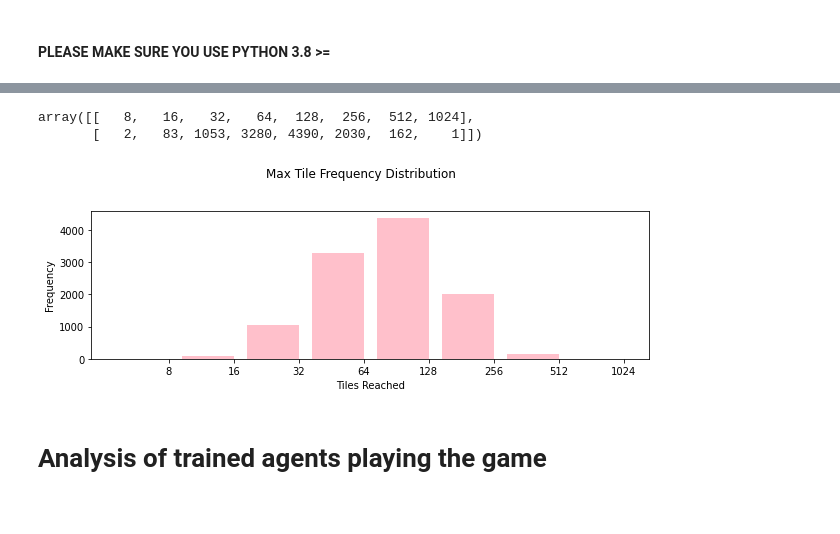
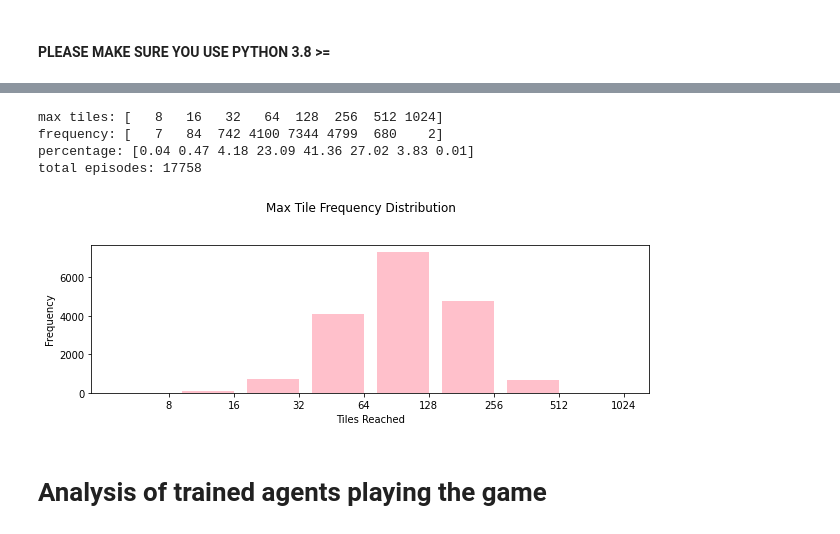
Before and after one commit to ribal-aladeeb/reinforcement-learning-2048, a Jupyter notebook: experiments/experiment_analysis.ipynb, the cells around one changed output, grey strips where cells are left out. Saved outputs shown, nothing was run; the diff lists cells and outputs as text; code cells hidden in the pictures.

```diff
--- a/experiments/experiment_analysis.ipynb
+++ b/experiments/experiment_analysis.ipynb
@@ -33,7 +33,7 @@ for j, job in enumerate(jobs):
 25 untitled.txt
 26 upleft_baseline
 # %%
-job_name = jobs[]
+job_name = jobs[24]
 # Load episode data, hyper parameters and runtime from saved pickle objects
 episodes = load_pickle(job_name, 'episodes.p')
 hyperparameters = load_pickle(job_name, 'hyperparameters.p')
@@ -137,18 +138,34 @@ plt.show()
 # %%
 
 fig = plt.figure(figsize=(10,6))
 fig.suptitle("Max Tile Frequency Distribution")
 base_ax = fig.add_subplot(211)
 
 
 max_tile_frequency = get_max_tile_frequency(max_tiles[:])
+np.set_printoptions(suppress=True,
+   formatter={'float_kind':'{:.2f}'.format})
+
+def frequency_percentage(tile_frequency):
+    ret_val = np.zeros(tile_frequency.shape, dtype=np.float)
+    total = np.sum(tile_frequency[1])
+    ret_val = (tile_frequency[1] / total)*100
+    return ret_val
+
+
 
 plot_max_tile_distribution(max_tile_frequency, base_ax)
-max_tile_frequency
+
+print("max tiles:", max_tile_frequency[0])
+print("frequency:", max_tile_frequency[1])
+print("percentage:",frequency_percentage(max_tile_frequency))
+print("total episodes:", np.sum(max_tile_frequency[1]))
 # %% [output]
-array([[   8,   16,   32,   64,  128,  256,  512, 1024],
-       [   2,   83, 1053, 3280, 4390, 2030,  162,    1]])
+max tiles: [   8   16   32   64  128  256  512 1024]
+frequency: [   7   84  742 4100 7344 4799  680    2]
+percentage: [0.04 0.47 4.18 23.09 41.36 27.02 3.83 0.01]
+total episodes: 17758
-[figure, old version]
+[figure, new version]
 # %% [markdown]
 # Analysis of trained agents playing the game
 # %% [markdown]
```
Also changed, not shown: parts of 3 cells of this notebook.
